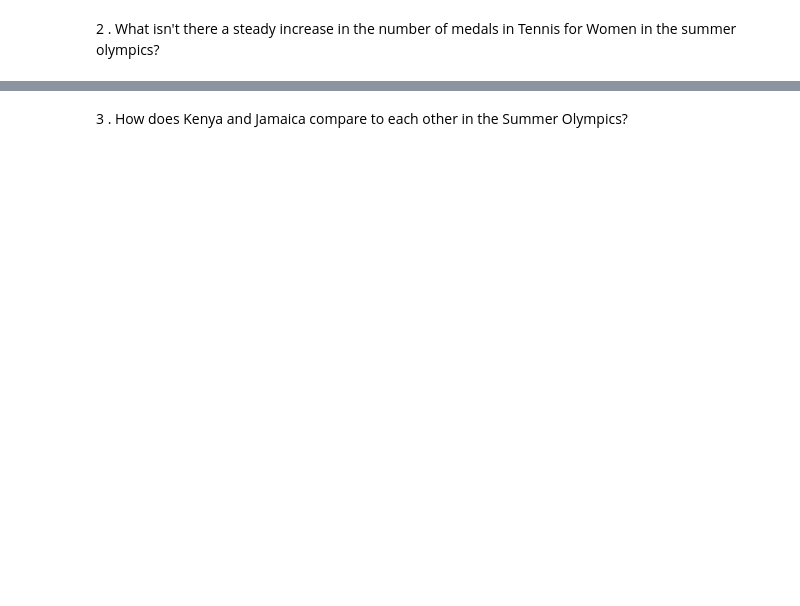
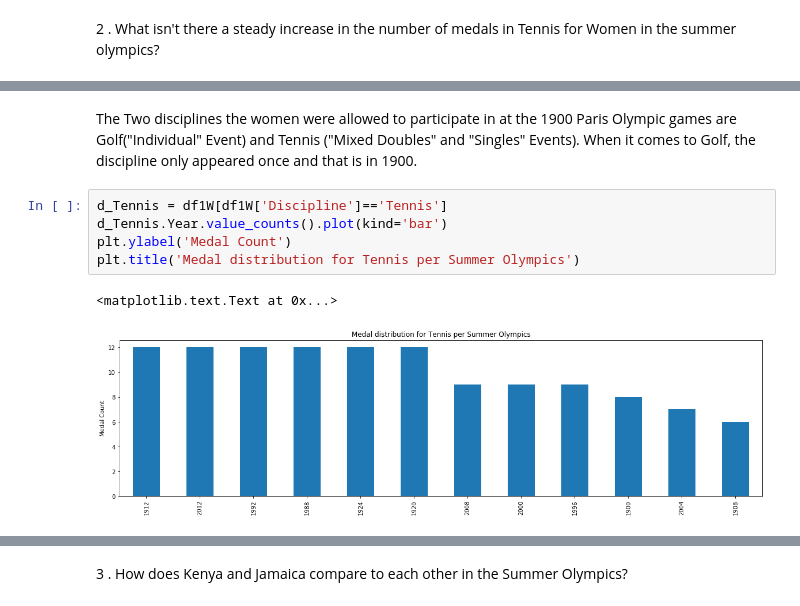
Before and after one commit to mguemon/Thinkful-, a Jupyter notebook: PrepCourseCapstone.ipynb, the cells around one changed output, grey strips where cells are left out. Drawn from its saved outputs; the diff is of its cells as text; blank space fills up the shorter version.

```diff
--- a/PrepCourseCapstone.ipynb
+++ b/PrepCourseCapstone.ipynb
@@ -596,0 +609,11 @@ d_Tennis.groupby('Year').describe()
+# %% [markdown]
+The Two disciplines the women were allowed to participate in at the 1900 Paris Olympic games are Golf("Individual" Event) and Tennis ("Mixed Doubles" and "Singles" Events).
+When it comes to Golf, the discipline only appeared once and that is in 1900.
+# %%
+d_Tennis = df1W[df1W['Discipline']=='Tennis']
+d_Tennis.Year.value_counts().plot(kind='bar')
+plt.ylabel('Medal Count')
+plt.title('Medal distribution for Tennis per Summer Olympics')
+# %% [output]
+<matplotlib.text.Text at 0x...>
+[figure, added]
```
Also changed, not shown: parts of 32 cells of this notebook.
